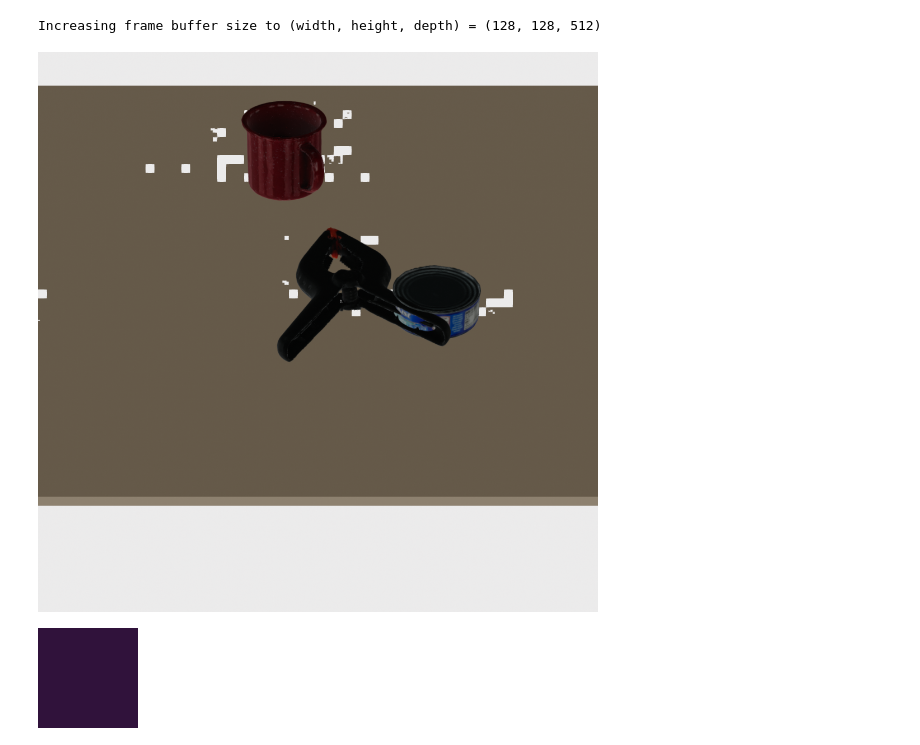
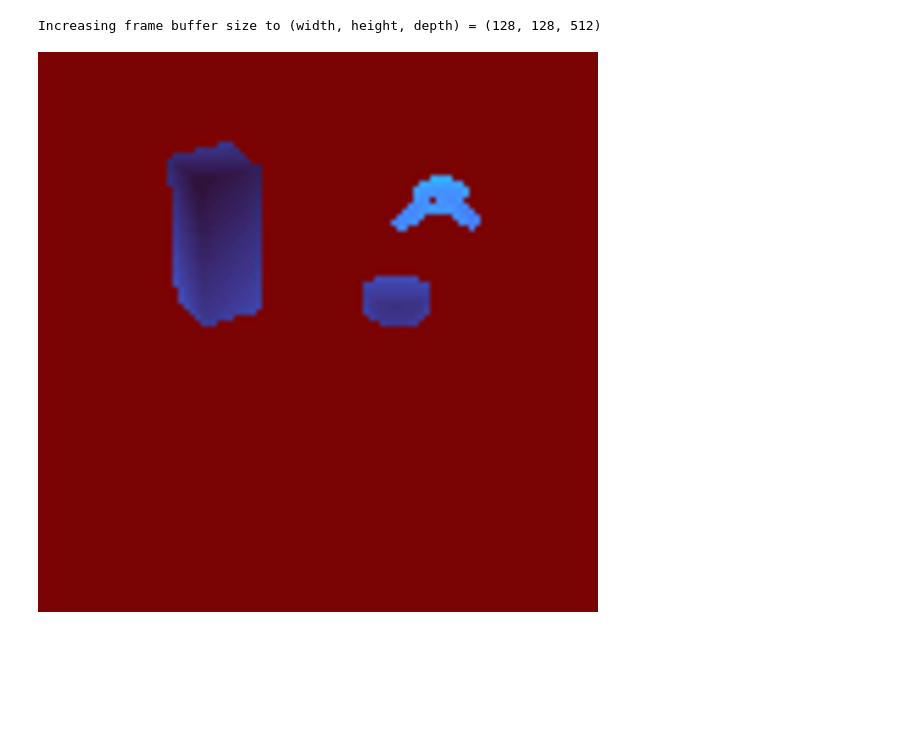
Before and after one commit to probcomp/bayes3d, a Jupyter notebook: experiments/tabletop/scene_parser.ipynb, the cells around one changed output. Saved outputs shown, nothing was run; the diff lists cells and outputs as text; code cells hidden in the pictures; blank space fills up the shorter version.

```diff
--- a/experiments/tabletop/scene_parser.ipynb
+++ b/experiments/tabletop/scene_parser.ipynb
@@ -83,28 +48,33 @@ pose_from_contact_and_face_params_parallel_jit = jax.jit(jax.vmap(j.scene_graph.
 # %%
-iter = 6
+iter = 24
 DATASET_FILENAME = f"tabletop_data_{iter}.npz"  # npz file
 DATASET_FILE = os.path.join(j.utils.get_assets_dir(), f"datasets/{DATASET_FILENAME}")
 
 data = np.load(DATASET_FILE,allow_pickle=True)
 original_intrinsics = j.Intrinsics(*data["intrinsics"])
 intrinsics = j.camera.scale_camera_parameters(original_intrinsics, 0.1)
 indices = jnp.array(data["indices"])
 rgb = data["rgb"]
 poses = jnp.array(data["poses"])
 table_pose = jnp.array(data["table_pose"])
 j.get_rgb_image(rgb)
 
 
 observed_point_cloud_image = renderer.render_multiobject(
+    jnp.concatenate([poses, table_pose[None,:,:]]),
+    jnp.concatenate([indices, jnp.array([21])])
+)
+
+observed_point_cloud_image = renderer.render_multiobject(
     jnp.concatenate([poses]),
     jnp.concatenate([indices])
 )
 # j.get_rgb_image(rgb)
 # j.overlay_image(
 #     j.get_rgb_image(rgb),
 # )
+j.get_rgb_image(rgb)
 
-j.scale_image(j.get_depth_image(observed_point_cloud_image[:,:,2]), 10)
-j.get_rgb_image(rgb)
+j.scale_image(j.get_depth_image(observed_point_cloud_image[:,:,2],max=4000.0), 10)
 # %% [output]
-[figure, old version]
+[figure, new version]
@@ -111,14 +117,9 @@ j.get_rgb_image(rgb)
 # %%
-R = jnp.array([0.0001])
+# R = jnp.array([0.1, 0.1])
+# object_poses, object_ids = table_pose[None,:,:], [21]
+
+R = jnp.array([0.5])
 object_poses, object_ids = jnp.zeros((0,1,4,4)), []
-reconstruction = renderer.render_multiobject(
-    object_poses, object_ids
-)
-
-
-j.get_depth_image(reconstruction[:,:,2])
-# %% [output]
-[figure, removed]
 # %%
 all_hypotheses = []
 for obj_id in range(10):
```
Also changed, not shown: parts of 9 cells of this notebook, 3 other files.
